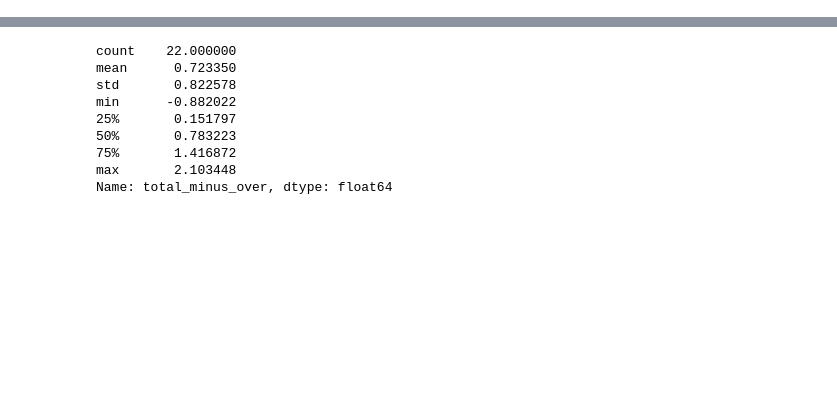
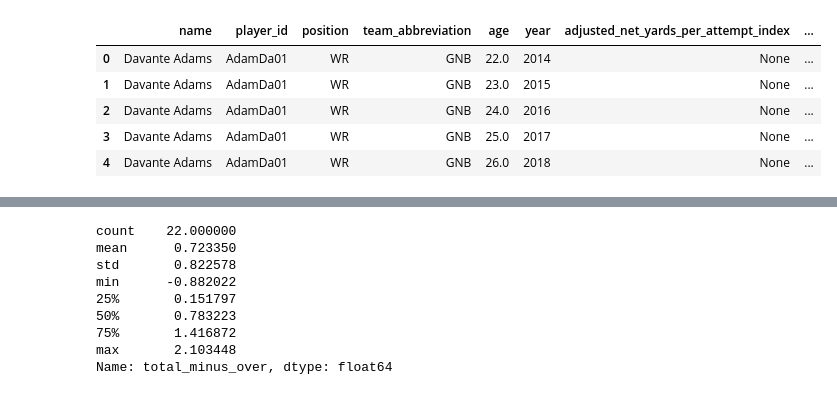
Before and after one commit to LTonstad/Predictive-Analytics-using-Sportsipy, a Jupyter notebook: eda.ipynb, the cells around one changed output, grey strips where cells are left out. Cells and saved outputs as stored; diff of their text form; code cells hidden in the pictures; blank space fills up the shorter version.

```diff
--- a/eda.ipynb
+++ b/eda.ipynb
@@ -15,0 +174,9 @@ df.head()
+# %%
+nfl_player_stats_by_season.head()
+# %% [output]
+|  | name | player_id | position | team_abbreviation | age | year | adjusted_net_yards_per_attempt_index | ... |
+| 0 | Davante Adams | AdamDa01 | WR | GNB | 22.0 | 2014 | None | ... |
+| 1 | Davante Adams | AdamDa01 | WR | GNB | 23.0 | 2015 | None | ... |
+| 2 | Davante Adams | AdamDa01 | WR | GNB | 24.0 | 2016 | None | ... |
+| 3 | Davante Adams | AdamDa01 | WR | GNB | 25.0 | 2017 | None | ... |
+| 4 | Davante Adams | AdamDa01 | WR | GNB | 26.0 | 2018 | None | ... |
```
Also changed, not shown: parts of 10 cells of this notebook, 1 other file.
